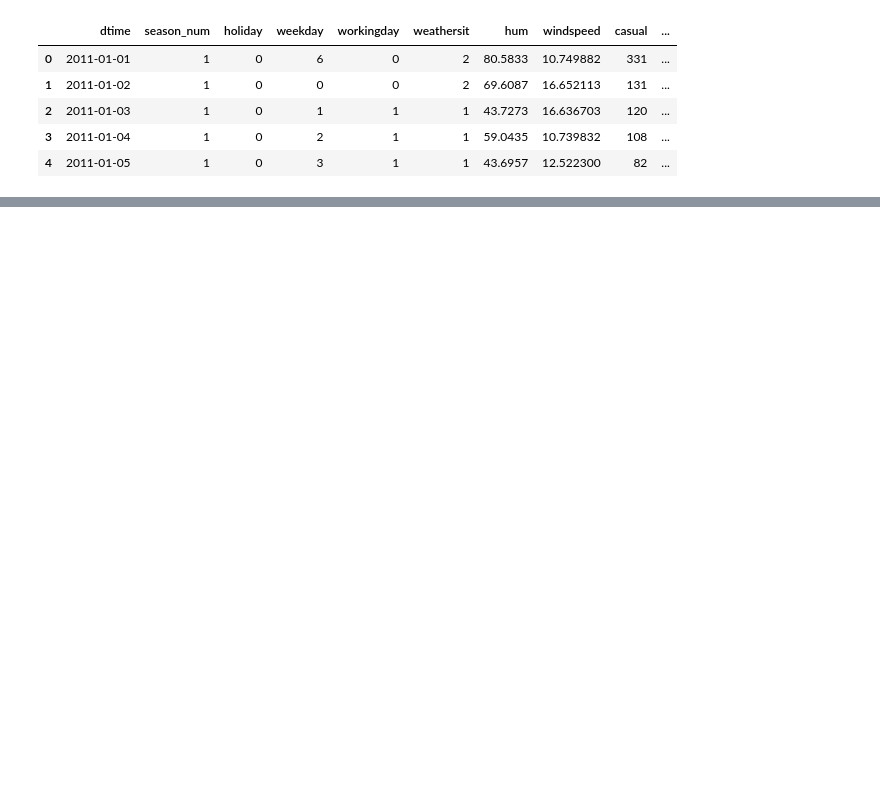
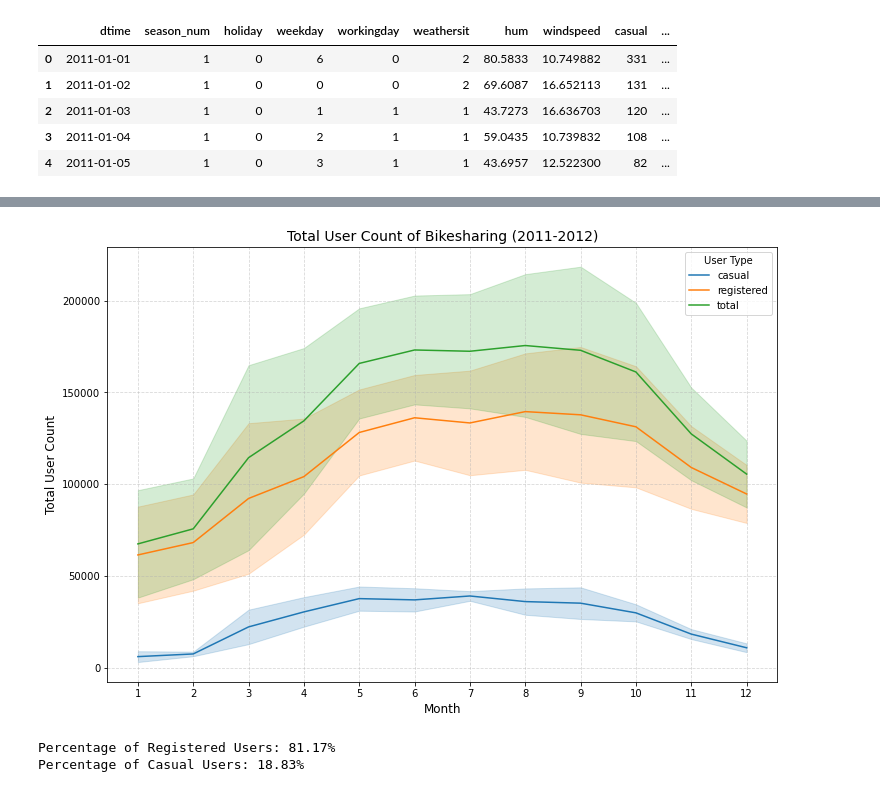
Before and after one commit to Maxremmo/Bike-Sharing-ML, a Jupyter notebook: bike_eda_daily.ipynb, the cells around one changed output, grey strips where cells are left out. Saved outputs shown, nothing was run; the diff lists cells and outputs as text; code cells hidden in the pictures; blank space fills up the shorter version.

```diff
--- a/bike_eda_daily.ipynb
+++ b/bike_eda_daily.ipynb
@@ -210,0 +230,49 @@ df['windy_cat'] = df['windy_cat'].astype('category')
+# %%
+filtered_df = df.resample('M', on='dtime').sum()
+
+# Reset the index to have a separate column for the month
+filtered_df = filtered_df.reset_index()
+
+# Melt the data to have a single column for the user type
+filtered_df = filtered_df.melt(id_vars='dtime',
+                               value_vars=['casual', 'registered', 'total'],
+                               var_name='user_type',
+                               value_name='count')
+
+# Plotting the data
+sns.lineplot(x=filtered_df['dtime'].dt.month, y='count', hue='user_type', data=filtered_df)
+
+# Set labels and title
+plt.xlabel('Month', fontsize=12)
+plt.ylabel('Total User Count', fontsize=12)
+plt.title('Total User Count of Bikesharing (2011-2012)', fontsize=14)
+
+# Set legend
+plt.legend(title='User Type')
+
+# Adjusting plot aesthetics
+plt.grid(True, linestyle='--', alpha=0.5)
+plt.xticks(range(1, 13), fontsize=10)
+plt.yticks(fontsize=10)
+
+# Set figure size
+plt.gcf().set_size_inches(12, 8)
+
+# Display the plot
+plt.show()
+# %% [output]
+[figure, added]
+# %%
+total_registered = df['registered'].sum()
+total_casual = df['casual'].sum()
+
+# Calculate the percentage of registered and casual users
+percentage_registered = (total_registered / (total_registered + total_casual)) * 100
+percentage_casual = (total_casual / (total_registered + total_casual)) * 100
+
+# Print the results
+print(f"Percentage of Registered Users: {percentage_registered:.2f}%")
+print(f"Percentage of Casual Users: {percentage_casual:.2f}%")
+# %% [output]
+Percentage of Registered Users: 81.17%
+Percentage of Casual Users: 18.83%
```
Also changed, not shown: parts of 22 cells of this notebook.
